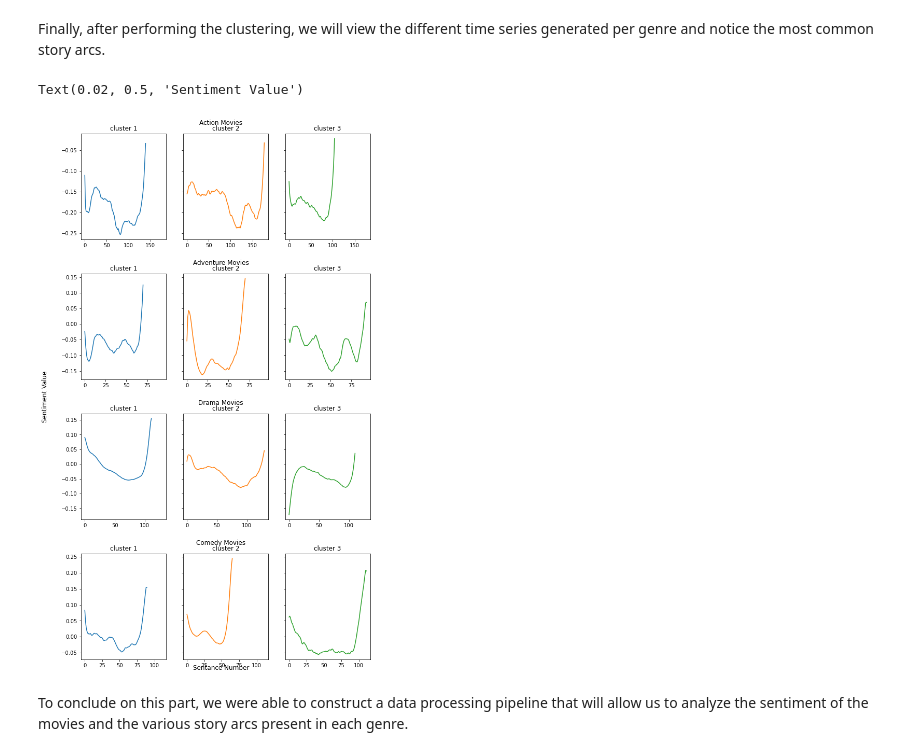
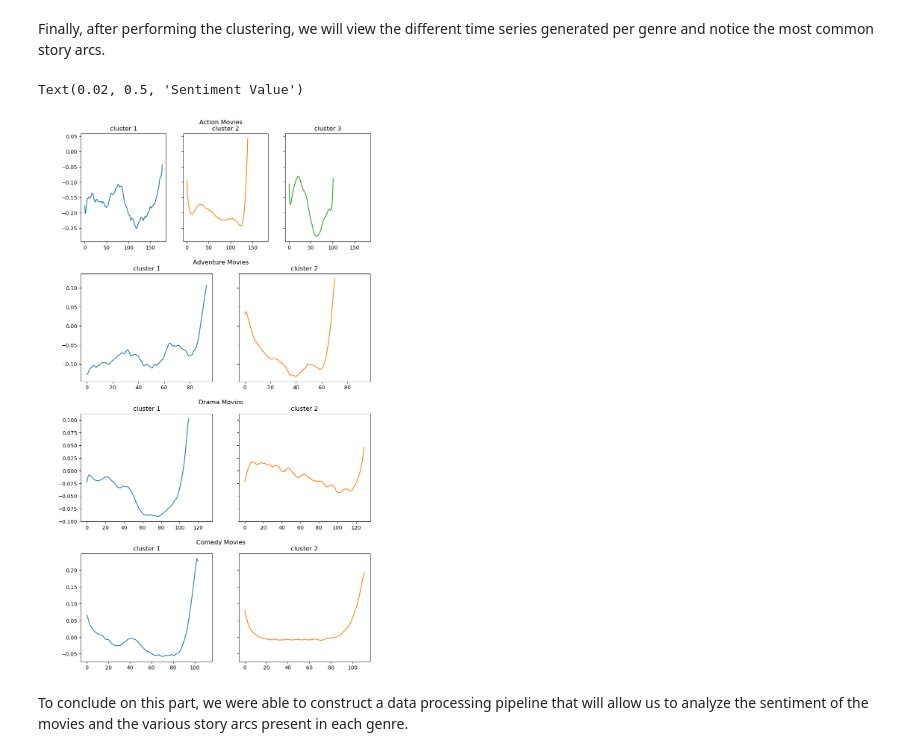
Before and after one commit to epfl-ada/ada-2022-project-runtimeterror, a Jupyter notebook: milestone3.ipynb, the cells around one changed output. Saved outputs shown, nothing was run; the diff lists cells and outputs as text; code cells hidden in the pictures.

```diff
--- a/milestone3.ipynb
+++ b/milestone3.ipynb
@@ -393,8 +397,17 @@ with open('sil_scores_con.txt', 'wb') as f:
 
 with open('sil_scores_dis.txt', 'rb') as f:
     loaded_dict = pickle.load(f)
+    sil_scores_dis = loaded_dict
 print(loaded_dict)
 with open('sil_scores_con.txt', 'rb') as f:
     loaded_dict = pickle.load(f)
+    sil_scores_con = loaded_dict
 print(loaded_dict)
+
+with open('labels_dis.txt', 'rb') as f:
+    loaded_dict = pickle.load(f)
+    labels_dis = loaded_dict
+with open('labels_con.txt', 'rb') as f:
+    loaded_dict = pickle.load(f)
+    labels_con = loaded_dict
 # %% [output]
@@ -417,3 +436,8 @@ best_features = {k: "discrete" if v in sil_scores_dis[k] else "continue" for k,v
 print(best_features)
 # %% [output]
 {'action': 'continue', 'comedy': 'continue', 'drama': 'continue', 'adventure': 'continue'}
+# %%
+action_df["cluster_id"] = best_labels['action']
+comedy_df["cluster_id"] = best_labels['comedy']
+adventure_df["cluster_id"] = best_labels['adventure']
+drama_df["cluster_id"] = best_labels['drama']
@@ -445,33 +476,33 @@ Finally, after performing the clustering, we will view the different time series
 # %%
 fig = plt.figure(figsize = (10,15))
 
 # form data loader of the different clusters
 dataset_by_genre = {"Action": action_df, "Adventure": adventure_df, "Drama":drama_df, "Comedy":comedy_df}
 
 subfigs = fig.subfigures(nrows=4, ncols=1)
 for index, jointed_genres in enumerate(zip(dataset_by_genre.keys(), subfigs)):
     jointed_genres[1].suptitle(f"{jointed_genres[0]} Movies")
     groued_dataset = dataset_by_genre[jointed_genres[0]].groupby("cluster_id")
     colors = plt.rcParams["axes.prop_cycle"]()
 
     # create 1x3 subplots per subfig
-    axs = jointed_genres[1].subplots(nrows=1, ncols=3, sharex=True, sharey=True)
+    axs = jointed_genres[1].subplots(nrows=1, ncols=best_ks[jointed_genres[0].casefold()], sharex=True, sharey=True)
     for key in groued_dataset.groups.keys():
 
         # get color
         c = next(colors)["color"]
         common_featurs= get_most_common_movie_arc_using_softdtw(groued_dataset.get_group(key)["plot_scores"])
 
         # filter value
         axs[key].plot(common_featurs, color=c)
         axs[key].set_title(f"cluster {key + 1}")
 
 # common axis label
 fig.supxlabel('Sentance Number')
 fig.supylabel('Sentiment Value')
 # %% [output]
 Text(0.02, 0.5, 'Sentiment Value')
-[figure, old version]
+[figure, new version]
 # %% [markdown]
 To conclude on this part, we were able to construct a data processing pipeline that will allow us to analyze the sentiment of the movies and the various story arcs present in each genre.
 # %% [markdown]
```
Also changed, not shown: parts of 6 cells of this notebook.
